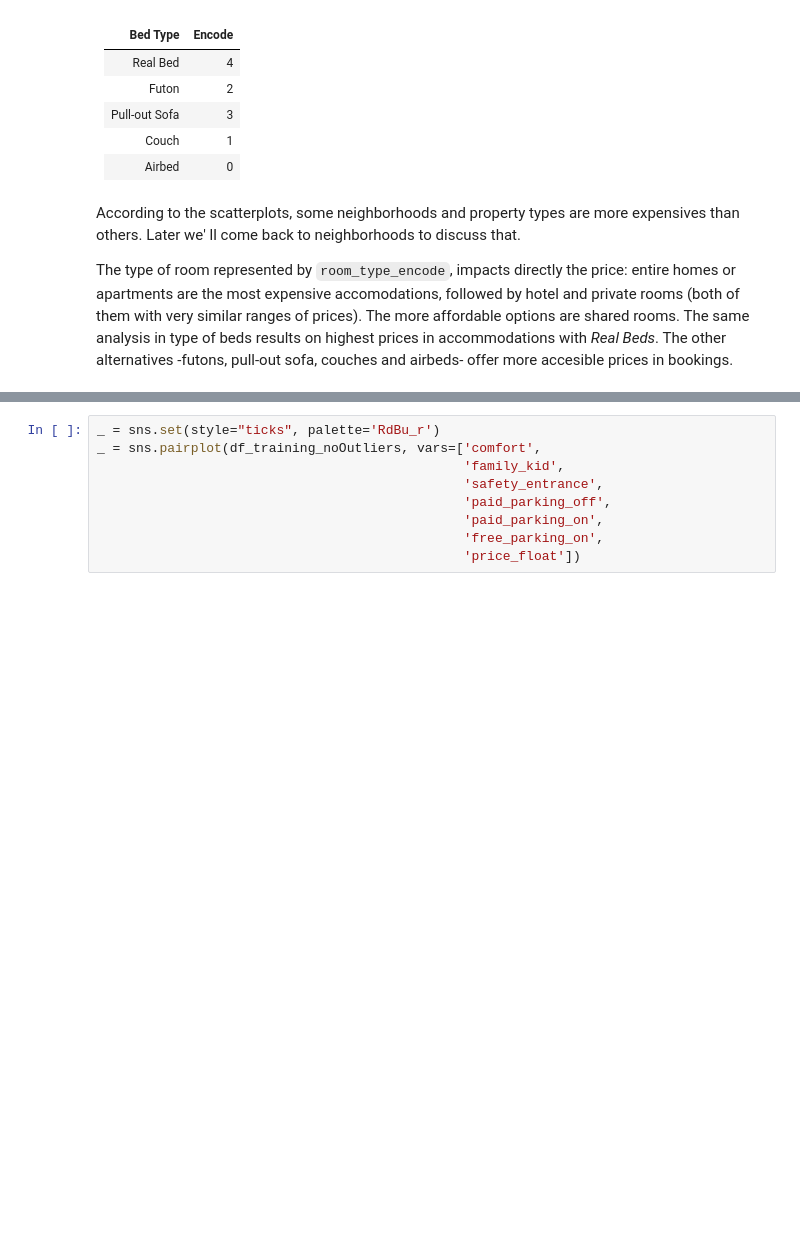
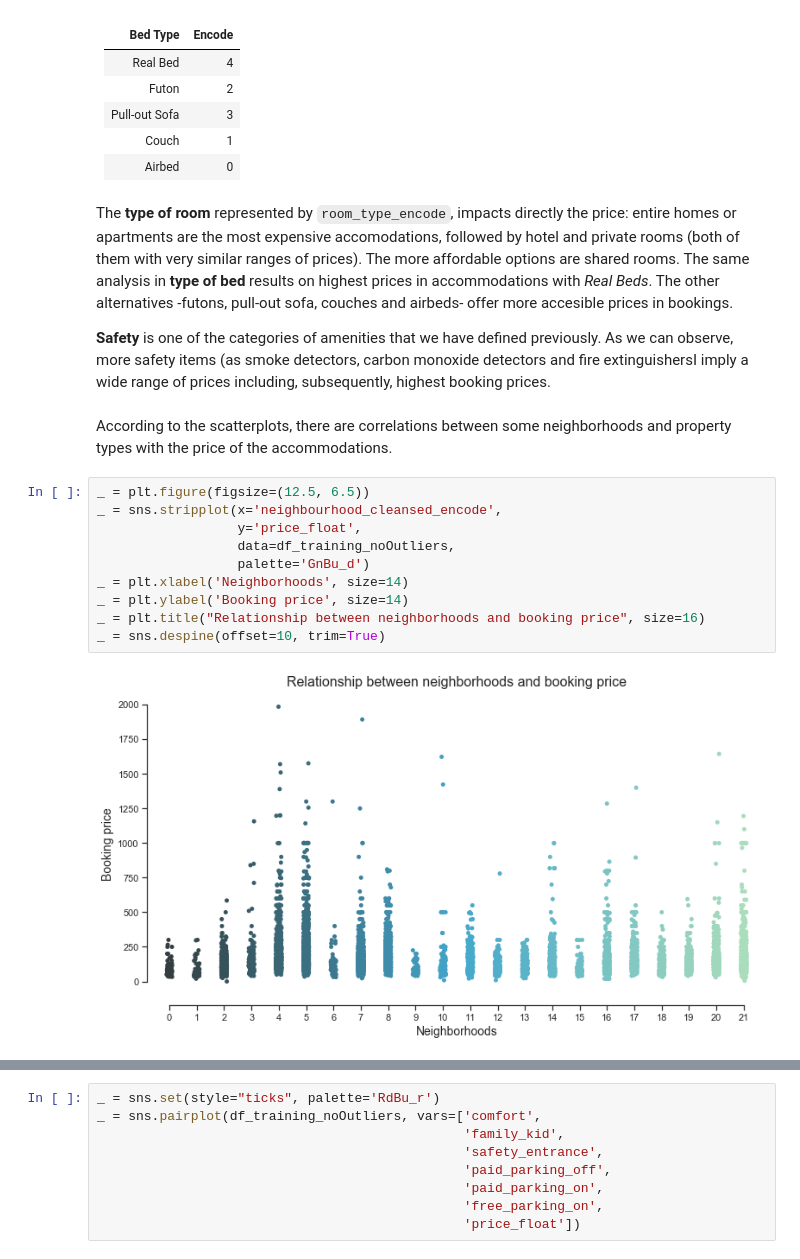
Before and after one commit to Daesparz/airbnb_amsterdam, a Jupyter notebook: Data_analysis/in-depth_analysis_predictive_modeling.ipynb, the cells around one changed output, grey strips where cells are left out. Drawn from its saved outputs; the diff is of its cells as text; blank space fills up the shorter version.

```diff
--- a/Data_analysis/in-depth_analysis_predictive_modeling.ipynb
+++ b/Data_analysis/in-depth_analysis_predictive_modeling.ipynb
@@ -544,6 +633,20 @@ Let's check the encode room and bed types:
 | Couch | 1 |
 | Airbed | 0 |
 # %% [markdown]
-According to the scatterplots, some neighborhoods and property types are more expensives than others. Later we' ll come back to neighborhoods to discuss that.
+The **type of room** represented by `room_type_encode`, impacts directly the price: entire homes or apartments are the most expensive accomodations, followed by hotel and private rooms (both of them with very similar ranges of prices). The more affordable options are shared rooms. The same analysis in **type of bed** results on highest prices in accommodations with *Real Beds*. The other alternatives -futons, pull-out sofa, couches and airbeds- offer more accesible prices in bookings.
 
-The type of room represented by `room_type_encode`, impacts directly the price: entire homes or apartments are the most expensive accomodations, followed by hotel and private rooms (both of them with very similar ranges of prices). The more affordable options are shared rooms. The same analysis in type of beds results on highest prices in accommodations with *Real Beds*. The other alternatives -futons, pull-out sofa, couches and airbeds- offer more accesible prices in bookings.
+**Safety** is one of the categories of amenities that we have defined previously. As we can observe, more safety items (as smoke detectors, carbon monoxide detectors and fire extinguishersI imply a wide range of prices including, subsequently, highest booking prices.
+# %% [markdown]
+According to the scatterplots, there are correlations between some neighborhoods and property types with the price of the accommodations.
+# %%
+_ = plt.figure(figsize=(12.5, 6.5))
+_ = sns.stripplot(x='neighbourhood_cleansed_encode',
+                  y='price_float',
+                  data=df_training_noOutliers,
+                  palette='GnBu_d')
+_ = plt.xlabel('Neighborhoods', size=14)
+_ = plt.ylabel('Booking price', size=14)
+_ = plt.title("Relationship between neighborhoods and booking price", size=16)
+_ = sns.despine(offset=10, trim=True)
+# %% [output]
+[figure, added]
```
Also changed, not shown: parts of 27 cells of this notebook.
